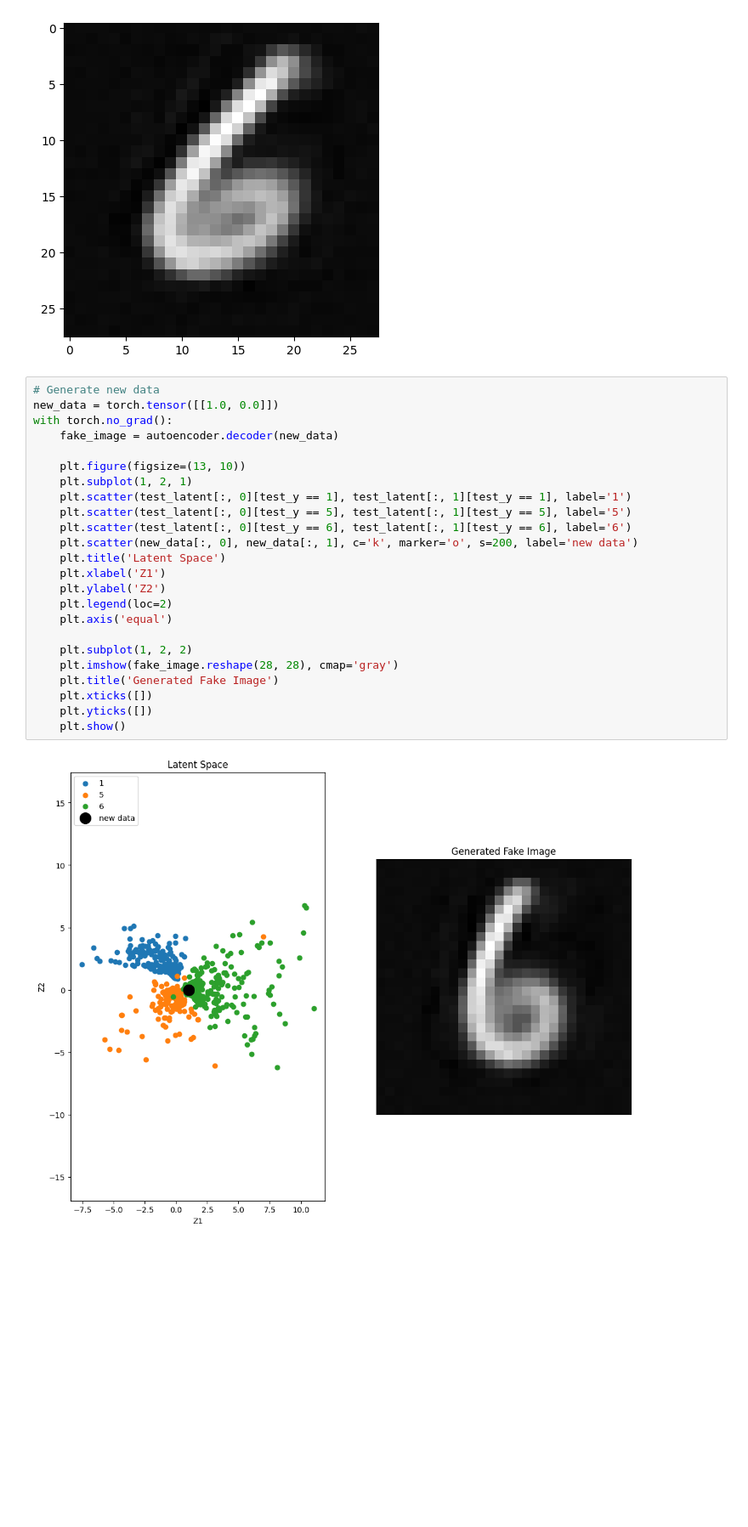
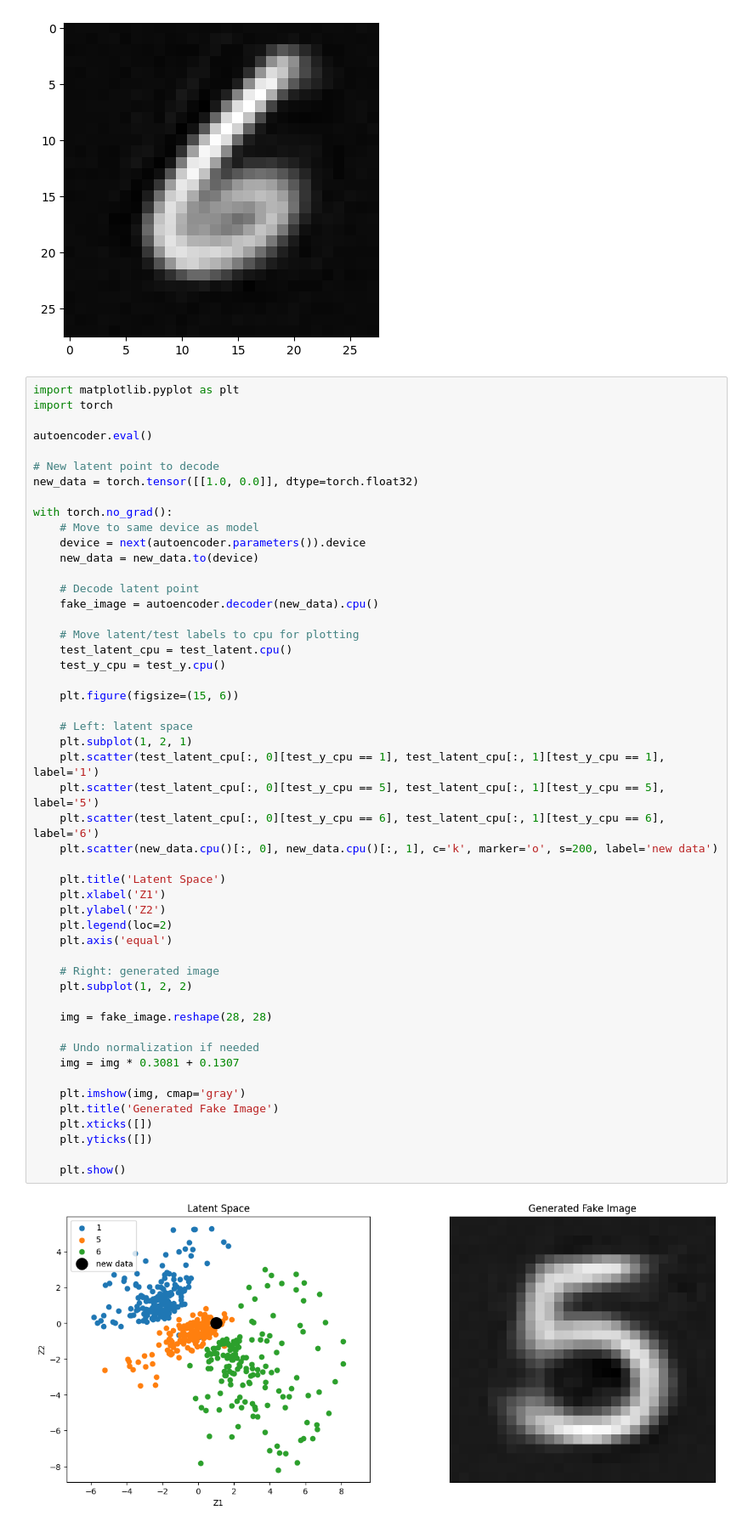
Before and after one commit to jooyongsim/deeplearning_SMWU_2026, a Jupyter notebook: 2026딥러닝_Lab3_Autoencoder_CNN_Transfer_Learning.ipynb, the cells around one changed output. Shown at 85% size. Saved outputs shown, nothing was run; the diff lists cells and outputs as text; blank space fills up the shorter version.

```diff
--- a/2026딥러닝_Lab3_Autoencoder_CNN_Transfer_Learning.ipynb
+++ b/2026딥러닝_Lab3_Autoencoder_CNN_Transfer_Learning.ipynb
@@ -154,28 +154,54 @@ plt.show()
 # %% [output]
 [figure]
 # %%
-# Generate new data
-new_data = torch.tensor([[1.0, 0.0]])
+import matplotlib.pyplot as plt
+import torch
+
+autoencoder.eval()
+
+# New latent point to decode
+new_data = torch.tensor([[1.0, 0.0]], dtype=torch.float32)
+
 with torch.no_grad():
-    fake_image = autoencoder.decoder(new_data)
+    # Move to same device as model
+    device = next(autoencoder.parameters()).device
+    new_data = new_data.to(device)
 
-    plt.figure(figsize=(13, 10))
+    # Decode latent point
+    fake_image = autoencoder.decoder(new_data).cpu()
+
+    # Move latent/test labels to cpu for plotting
+    test_latent_cpu = test_latent.cpu()
+    test_y_cpu = test_y.cpu()
+
+    plt.figure(figsize=(15, 6))
+
+    # Left: latent space
     plt.subplot(1, 2, 1)
-    plt.scatter(test_latent[:, 0][test_y == 1], test_latent[:, 1][test_y == 1], label='1')
-    plt.scatter(test_latent[:, 0][test_y == 5], test_latent[:, 1][test_y == 5], label='5')
-    plt.scatter(test_latent[:, 0][test_y == 6], test_latent[:, 1][test_y == 6], label='6')
-    plt.scatter(new_data[:, 0], new_data[:, 1], c='k', marker='o', s=200, label='new data')
+    plt.scatter(test_latent_cpu[:, 0][test_y_cpu == 1], test_latent_cpu[:, 1][test_y_cpu == 1], label='1')
+    plt.scatter(test_latent_cpu[:, 0][test_y_cpu == 5], test_latent_cpu[:, 1][test_y_cpu == 5], label='5')
+    plt.scatter(test_latent_cpu[:, 0][test_y_cpu == 6], test_latent_cpu[:, 1][test_y_cpu == 6], label='6')
+    plt.scatter(new_data.cpu()[:, 0], new_data.cpu()[:, 1], c='k', marker='o', s=200, label='new data')
+
     plt.title('Latent Space')
     plt.xlabel('Z1')
     plt.ylabel('Z2')
     plt.legend(loc=2)
     plt.axis('equal')
 
+    # Right: generated image
     plt.subplot(1, 2, 2)
-    plt.imshow(fake_image.reshape(28, 28), cmap='gray')
+
+    img = fake_image.reshape(28, 28)
+
+    # Undo normalization if needed
+    img = img * 0.3081 + 0.1307
+
+    plt.imshow(img, cmap='gray')
     plt.title('Generated Fake Image')
     plt.xticks([])
     plt.yticks([])
+
     plt.show()
 # %% [output]
-[figure, old version]
+[figure, new version]
```
Also changed, not shown: parts of 4 cells of this notebook.
